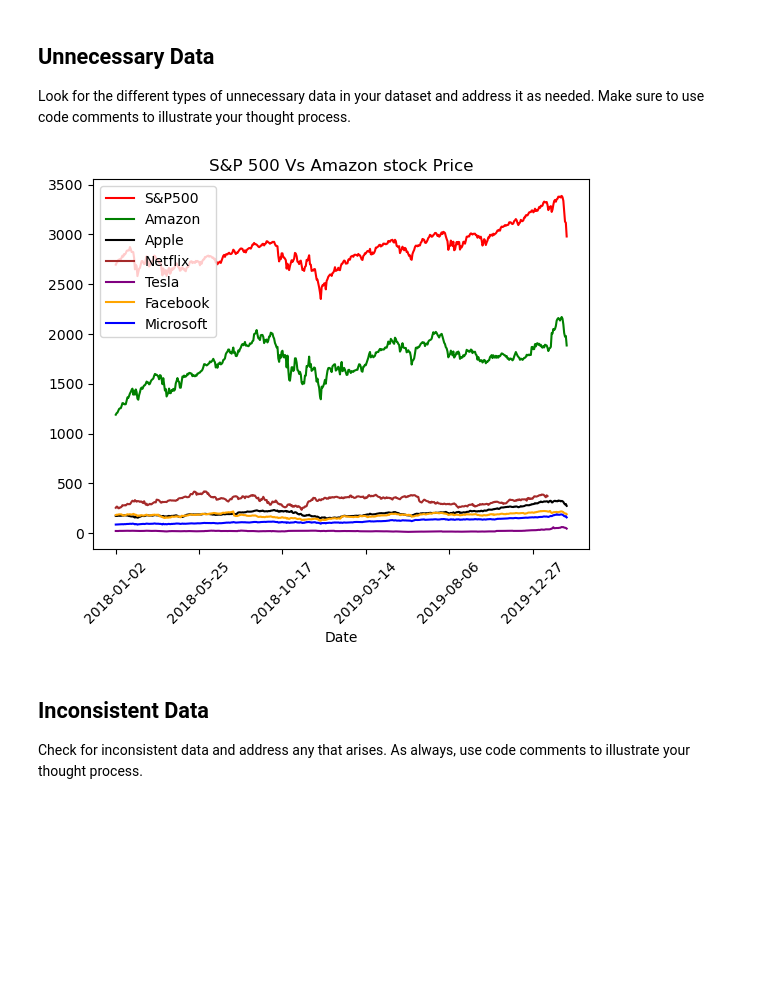
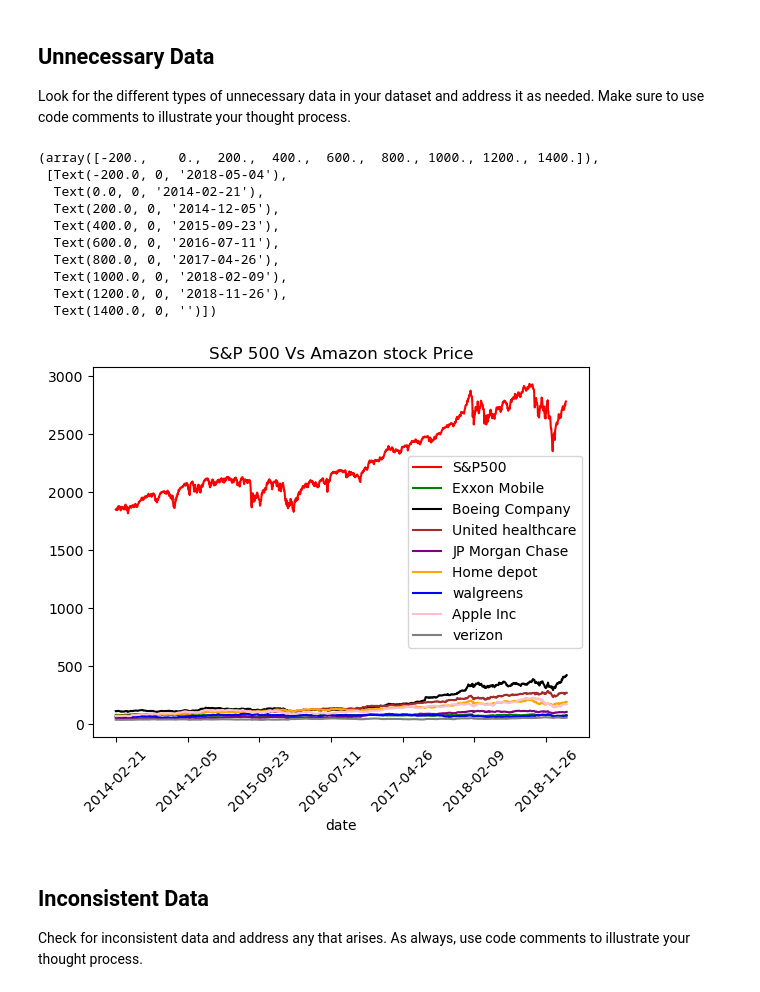
Before and after one commit to shalo888/cleaning-data-checkpoint, a Jupyter notebook: checkpoint-three.ipynb, the cells around one changed output. Cells and saved outputs as stored; diff of their text form; code cells hidden in the pictures; blank space fills up the shorter version.

```diff
--- a/checkpoint-three.ipynb
+++ b/checkpoint-three.ipynb
@@ -124,5 +321,7 @@ Close      0
 dtype: int64
 # %%
+# since columns 'unadjustedVolume','change','changePercent','vwap','label','changeOverTime' are not needed we will drop these columns
+aapl.drop(['unadjustedVolume','change','changePercent','vwap','label','changeOverTime'],inplace=True,axis=1)
 #put them in same order of earliest to latest
-aapl.sort_values(by='Date')
+aapl.sort_values(by='date')
 # %% [output]
@@ -142,3 +340,0 @@ aapl.sort_values(by='Date')
-# %%
-#Change Format for date to match other dataset
-aapl['Date']=pd.to_datetime(aapl.Date).dt.date.astype(str)
@@ -313,0 +358,5 @@ msft.head()
+# %%
+# since columns 'unadjustedVolume','change','changePercent','vwap','label','changeOverTime' are not needed we will drop these columns
+vz.drop(['unadjustedVolume','change','changePercent','vwap','label','changeOverTime'],inplace=True,axis=1)
+#put them in same order of earliest to latest
+vz.sort_values(by='date')
@@ -359,25 +428,31 @@ plt.xticks(rotation = 45)
 Look for the different types of unnecessary data in your dataset and address it as needed. Make sure to use code comments to illustrate your thought process.
 # %%
 # Amazon data is since 1997 rest of them are from 2010 onwards and Netflix is only from 2018 so taking data from 2018 Jan till 2022 Jan
-spy = spy.loc[(spy['Date'] > '2018-01-01') & (spy['Date'] < '2020-02-28')]
-amzn  = amzn.loc[(amzn['Date'] > '2018-01-01') & (amzn['Date'] < '2020-02-28')]
-aapl  = aapl.loc[(aapl['Date'] > '2018-01-01') & (aapl['Date'] < '2020-02-28')]
-nflx  = nflx.loc[(nflx['Date'] > '2018-01-01') & (nflx['Date'] < '2020-02-28')]
-tsla  = tsla.loc[(tsla['Date'] > '2018-01-01') & (tsla['Date'] < '2020-02-28')]
-meta  = meta.loc[(meta['Date'] > '2018-01-01') & (meta['Date'] < '2020-02-28')]
-msft  = msft.loc[(msft['Date'] > '2018-01-01') & (msft['Date'] < '2020-02-28')]
+spy = spy.loc[(spy['Date'] > '2014-02-21') & (spy['Date'] < '2019-02-20')]
 # %%
 # comparing individual stock againt S&P500
 gr = spy.plot(kind='line',x="Date", y="S&P500", color="Red", title = 'S&P 500 Vs Amazon stock Price');
-amzn.plot(ax = gr, kind='line',x="Date", y="Close", label = 'Amazon', color="green");
-aapl.plot(ax = gr, kind='line',x="Date", y="Close", label = 'Apple', color="black");
-nflx.plot(ax = gr, kind='line',x="Date", y="Close",label = 'Netflix', color="brown");
-tsla.plot(ax = gr, kind='line',x="Date", y="Close",label = 'Tesla', color="purple");
-meta.plot(ax = gr, kind='line',x="Date", y="Close",label = 'Facebook', color="orange");
-msft.plot(ax = gr, kind='line',x="Date", y="Close", label = 'Microsoft', color="blue");
-plt.xticks(rotation = 45);
+xom.plot(ax = gr, kind='line',x="date", y="close", label = 'Exxon Mobile', color="green");
+ba.plot(ax = gr, kind='line',x="date", y="close", label = 'Boeing Company', color="black");
+unh.plot(ax = gr, kind='line',x="date", y="close", label = 'United healthcare', color="brown");
+jpm.plot(ax = gr, kind='line',x="date", y="close", label = 'JP Morgan Chase', color="purple");
+hd.plot(ax = gr, kind='line',x="date", y="close", label = 'Home depot', color="orange");
+wba.plot(ax = gr, kind='line',x="date", y="close", label = 'walgreens', color="blue");
+aapl.plot(ax = gr, kind='line',x="date", y="close", label = 'Apple Inc', color="pink");
+vz.plot(ax = gr, kind='line',x="date", y="close", label = 'verizon', color="grey");
+plt.xticks(rotation = 45)
 # %% [output]
+(array([-200.,    0.,  200.,  400.,  600.,  800., 1000., 1200., 1400.]),
+ [Text(-200.0, 0, '2018-05-04'),
+  Text(0.0, 0, '2014-02-21'),
+  Text(200.0, 0, '2014-12-05'),
+  Text(400.0, 0, '2015-09-23'),
+  Text(600.0, 0, '2016-07-11'),
+  Text(800.0, 0, '2017-04-26'),
+  Text(1000.0, 0, '2018-02-09'),
+  Text(1200.0, 0, '2018-11-26'),
+  Text(1400.0, 0, '')])
-[figure, old version]
+[figure, new version]
 # %% [markdown]
 ## Inconsistent Data
 
```
Also changed, not shown: parts of 41 cells of this notebook, 17 other files.
